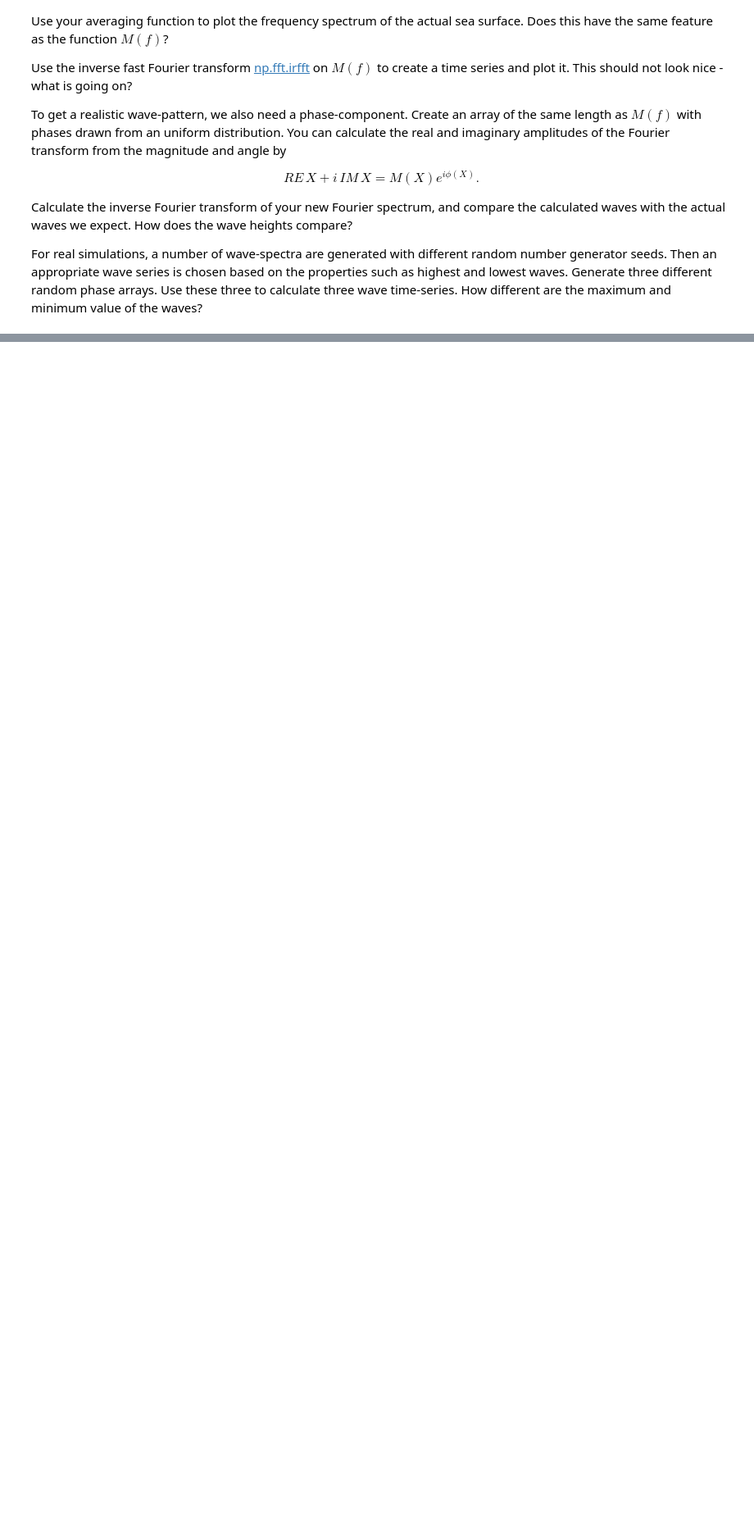
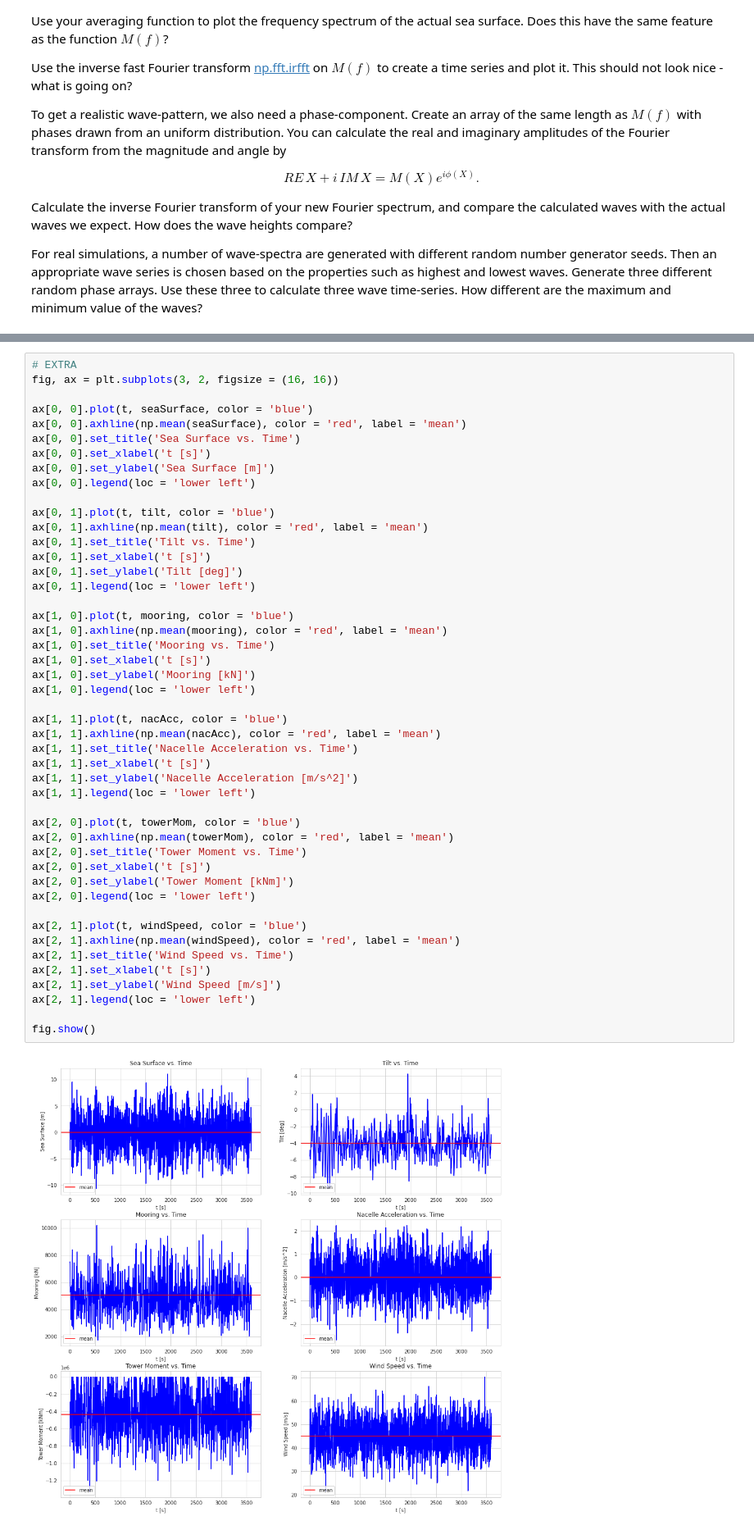
Before and after one commit to smilex555/phys718-hwp, a Jupyter notebook: project3/Project_3_physics718_wind_2_students.ipynb, the cells around one changed output, grey strips where cells are left out. Shown at 82% size. Drawn from its saved outputs; the diff is of its cells as text; blank space fills up the shorter version.

```diff
--- a/project3/Project_3_physics718_wind_2_students.ipynb
+++ b/project3/Project_3_physics718_wind_2_students.ipynb
@@ -159,0 +287,49 @@ Generate three different random phase arrays. Use these three to calculate three
+# %%
+# EXTRA
+fig, ax = plt.subplots(3, 2, figsize = (16, 16))
+
+ax[0, 0].plot(t, seaSurface, color = 'blue')
+ax[0, 0].axhline(np.mean(seaSurface), color = 'red', label = 'mean')
+ax[0, 0].set_title('Sea Surface vs. Time')
+ax[0, 0].set_xlabel('t [s]')
+ax[0, 0].set_ylabel('Sea Surface [m]')
+ax[0, 0].legend(loc = 'lower left')
+
+ax[0, 1].plot(t, tilt, color = 'blue')
+ax[0, 1].axhline(np.mean(tilt), color = 'red', label = 'mean')
+ax[0, 1].set_title('Tilt vs. Time')
+ax[0, 1].set_xlabel('t [s]')
+ax[0, 1].set_ylabel('Tilt [deg]')
+ax[0, 1].legend(loc = 'lower left')
+
+ax[1, 0].plot(t, mooring, color = 'blue')
+ax[1, 0].axhline(np.mean(mooring), color = 'red', label = 'mean')
+ax[1, 0].set_title('Mooring vs. Time')
+ax[1, 0].set_xlabel('t [s]')
+ax[1, 0].set_ylabel('Mooring [kN]')
+ax[1, 0].legend(loc = 'lower left')
+
+ax[1, 1].plot(t, nacAcc, color = 'blue')
+ax[1, 1].axhline(np.mean(nacAcc), color = 'red', label = 'mean')
+ax[1, 1].set_title('Nacelle Acceleration vs. Time')
+ax[1, 1].set_xlabel('t [s]')
+ax[1, 1].set_ylabel('Nacelle Acceleration [m/s^2]')
+ax[1, 1].legend(loc = 'lower left')
+
+ax[2, 0].plot(t, towerMom, color = 'blue')
+ax[2, 0].axhline(np.mean(towerMom), color = 'red', label = 'mean')
+ax[2, 0].set_title('Tower Moment vs. Time')
+ax[2, 0].set_xlabel('t [s]')
+ax[2, 0].set_ylabel('Tower Moment [kNm]')
+ax[2, 0].legend(loc = 'lower left')
+
+ax[2, 1].plot(t, windSpeed, color = 'blue')
+ax[2, 1].axhline(np.mean(windSpeed), color = 'red', label = 'mean')
+ax[2, 1].set_title('Wind Speed vs. Time')
+ax[2, 1].set_xlabel('t [s]')
+ax[2, 1].set_ylabel('Wind Speed [m/s]')
+ax[2, 1].legend(loc = 'lower left')
+
+fig.show()
+# %% [output]
+[figure, added]
```
Also changed, not shown: parts of 17 cells of this notebook.
